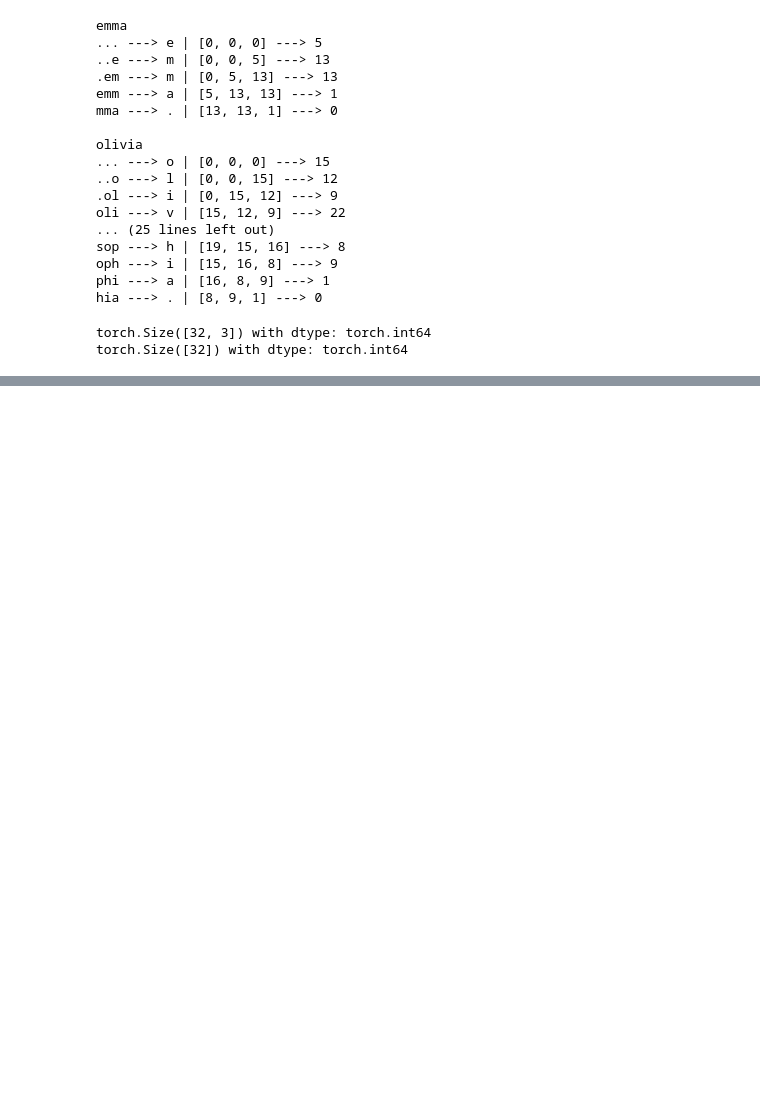
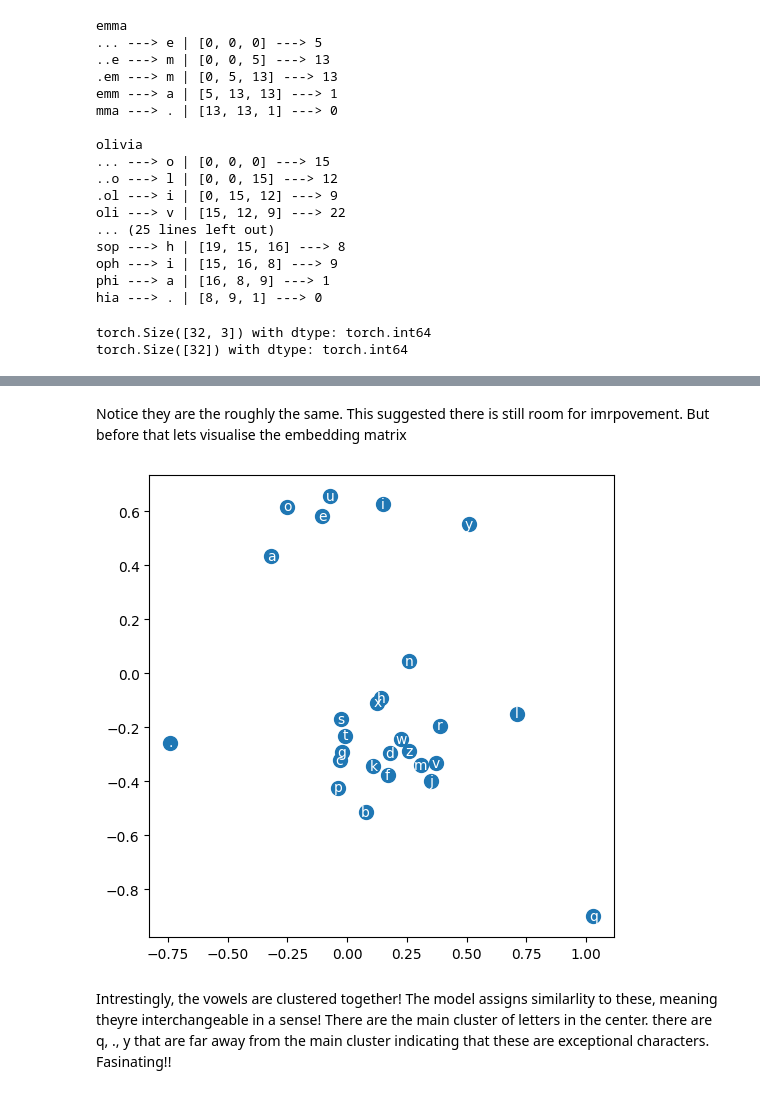
Before and after one commit to Matthew-Packham/embedding_from_first_principles, a Jupyter notebook: embeddings_from_first_principles.ipynb, the cells around one changed output, grey strips where cells are left out. Cells and saved outputs as stored; diff of their text form; code cells hidden in the pictures; blank space fills up the shorter version.

```diff
--- a/embeddings_from_first_principles.ipynb
+++ b/embeddings_from_first_principles.ipynb
@@ -72,0 +355,11 @@ torch.Size([32]) with dtype: torch.int64
+# %%
+## Parameters ##
+C = torch.randn((27, 2))
+w1 = torch.randn((6, 100))
+b1 = torch.randn((100))
+w2 = torch.randn((100, 27))
+b2 = torch.randn((27))
+parameters = [C, w1, b1, w2, b2]
+
+for p in parameters:
+    p.requires_grad = True
@@ -72,0 +570,9 @@ torch.Size([32]) with dtype: torch.int64
+# %%
+## Split simply by indexing
+import random
+random.shuffle(names)
+train_split = int(0.8*len(names))
+val_split = int(0.9*len(names))
+X_train, Y_train = create_dataset(names[:train_split])
+X_val, Y_val = create_dataset(names[train_split:val_split])
+X_test, Y_test = create_dataset(names[val_split:])
@@ -72,0 +657,16 @@ torch.Size([32]) with dtype: torch.int64
+# %% [markdown]
+Notice they are the roughly the same. This suggested there is still room for imrpovement. But before that lets visualise the embedding matrix
+# %%
+plt.figure(figsize=(6,6))
+#plot the dims of the embedding matrix
+plt.scatter(C[:, 0].data, C[:, 1].data, s=100)
+
+#iterate through and on the dot place the letter
+for i in range(C.shape[0]):
+    plt.text(C[i, 0].item(), C[i, 1].item(), s=idx_to_char[i], ha="center", va="center", color="white")
+# %% [output]
+[figure, added]
+# %% [markdown]
+Intrestingly, the vowels are clustered together! The model assigns similarlity to these, meaning theyre interchangeable in a sense!
+There are the main cluster of letters in the center.
+there are q, ., y that are far away from the main cluster indicating that these are exceptional characters. Fasinating!!
```
Also changed, not shown: parts of 56 cells of this notebook.
